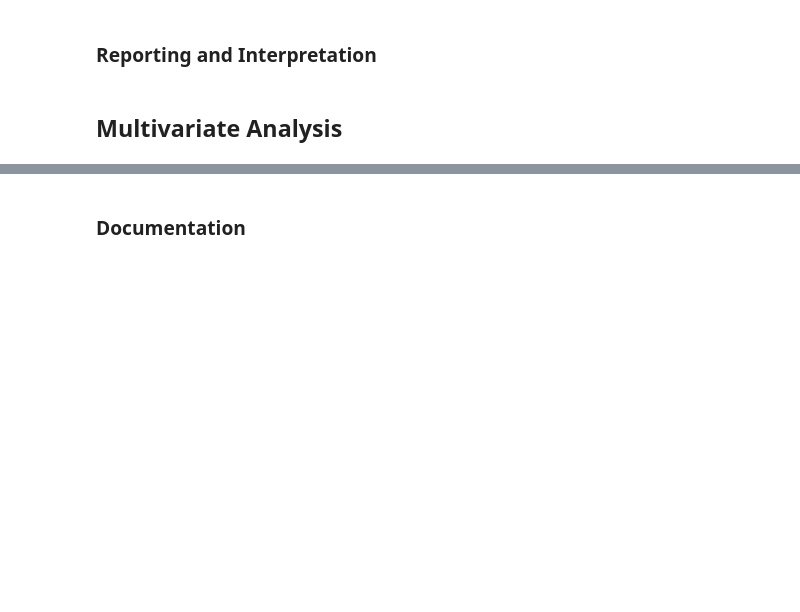
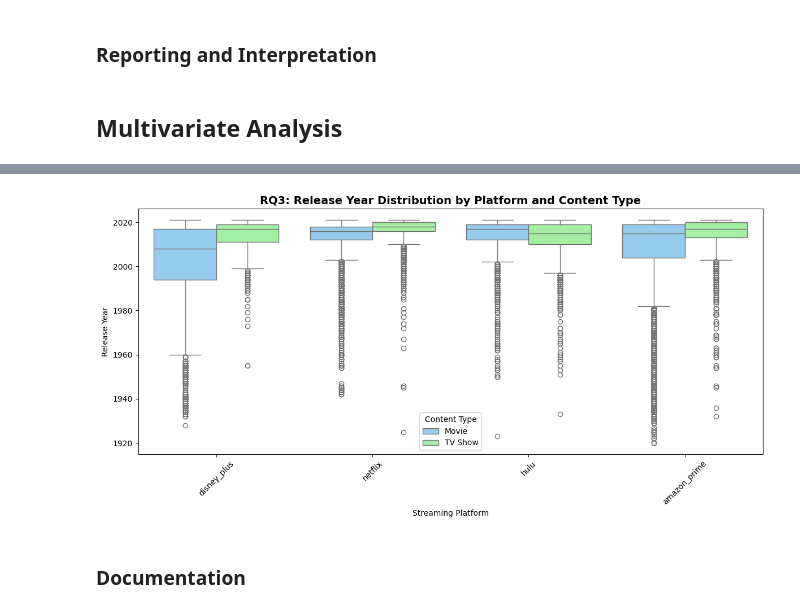
Before and after one commit to karisp94/si618_project, a Jupyter notebook: ProjectPart2.ipynb, the cells around one changed output, grey strips where cells are left out. Saved outputs shown, nothing was run; the diff lists cells and outputs as text; code cells hidden in the pictures; blank space fills up the shorter version.

```diff
--- a/ProjectPart2.ipynb
+++ b/ProjectPart2.ipynb
@@ -275,3 +594,18 @@ netflix            0.696151  0.303849
+# %%
+# Boxplot: release year x content type x platform
+plt.figure(figsize=(12, 6))
+sns.boxplot(
+    data=streaming_full, x="channel_streaming", y="release_year", hue="movie_or_serie", palette={"Movie": "lightskyblue", "TV Show": "palegreen"}
+)
+plt.title("RQ3: Release Year Distribution by Platform and Content Type", fontsize=14, fontweight="bold")
+plt.xlabel("Streaming Platform")
+plt.ylabel("Release Year")
+plt.legend(title="Content Type")
+plt.xticks(rotation=45)
+plt.tight_layout()
+plt.show()
+# %% [output]
+[figure, added]
 # %% [markdown]
 ### **Documentation**
 # %% [markdown]
```
Also changed, not shown: parts of 15 cells of this notebook.
